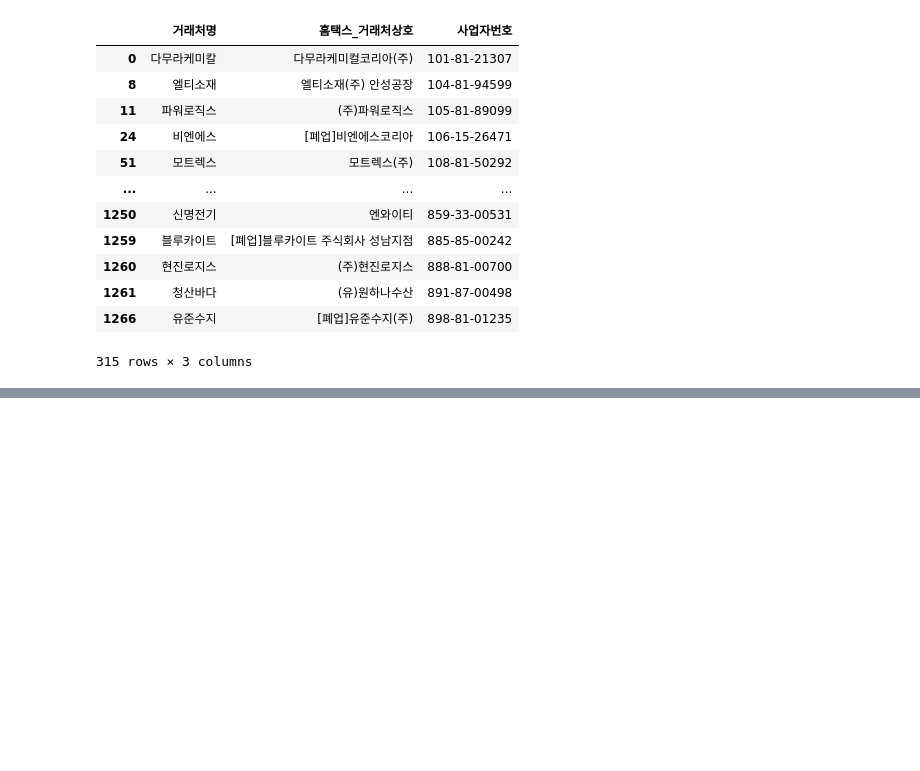
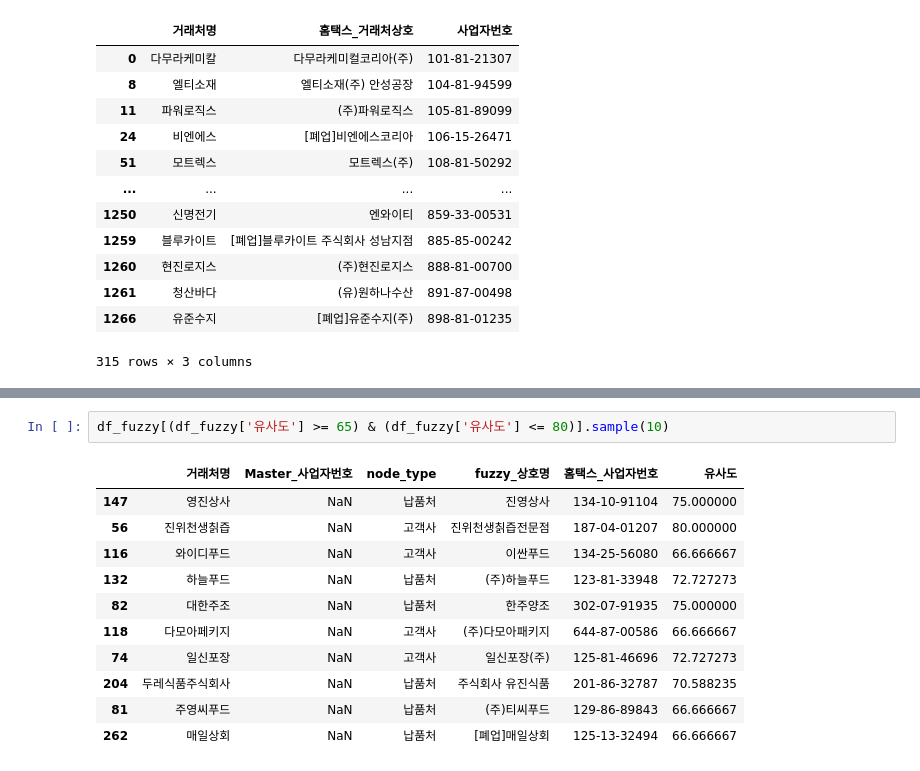
Before and after one commit to kevinkor0330-prog/31, a Jupyter notebook: psql_insert/hierarchy/build_hiarchy_table_V4.ipynb, the cells around one changed output, grey strips where cells are left out. Drawn from its saved outputs; the diff is of its cells as text; blank space fills up the shorter version.

```diff
--- a/psql_insert/hierarchy/build_hiarchy_table_V4.ipynb
+++ b/psql_insert/hierarchy/build_hiarchy_table_V4.ipynb
@@ -1017,0 +932,14 @@ df_has_biz_fuzzy
+# %%
+df_fuzzy[(df_fuzzy['유사도'] >= 65) & (df_fuzzy['유사도'] <= 80)].sample(10)
+# %% [output]
+|  | 거래처명 | Master_사업자번호 | node_type | fuzzy_상호명 | 홈택스_사업자번호 | 유사도 |
+| 147 | 영진상사 | NaN | 납품처 | 진영상사 | 134-10-91104 | 75.000000 |
+| 56 | 진위천생칡즙 | NaN | 고객사 | 진위천생칡즙전문점 | 187-04-01207 | 80.000000 |
+| 116 | 와이디푸드 | NaN | 고객사 | 이싼푸드 | 134-25-56080 | 66.666667 |
+| 132 | 하늘푸드 | NaN | 납품처 | (주)하늘푸드 | 123-81-33948 | 72.727273 |
+| 82 | 대한주조 | NaN | 납품처 | 한주양조 | 302-07-91935 | 75.000000 |
+| 118 | 다모아페키지 | NaN | 고객사 | (주)다모아패키지 | 644-87-00586 | 66.666667 |
+| 74 | 일신포장 | NaN | 고객사 | 일신포장(주) | 125-81-46696 | 72.727273 |
+| 204 | 두레식품주식회사 | NaN | 납품처 | 주식회사 유진식품 | 201-86-32787 | 70.588235 |
+| 81 | 주영씨푸드 | NaN | 납품처 | (주)티씨푸드 | 129-86-89843 | 66.666667 |
+| 262 | 매일상회 | NaN | 납품처 | [폐업]매일상회 | 125-13-32494 | 66.666667 |
```
Also changed, not shown: parts of 6 cells of this notebook.
